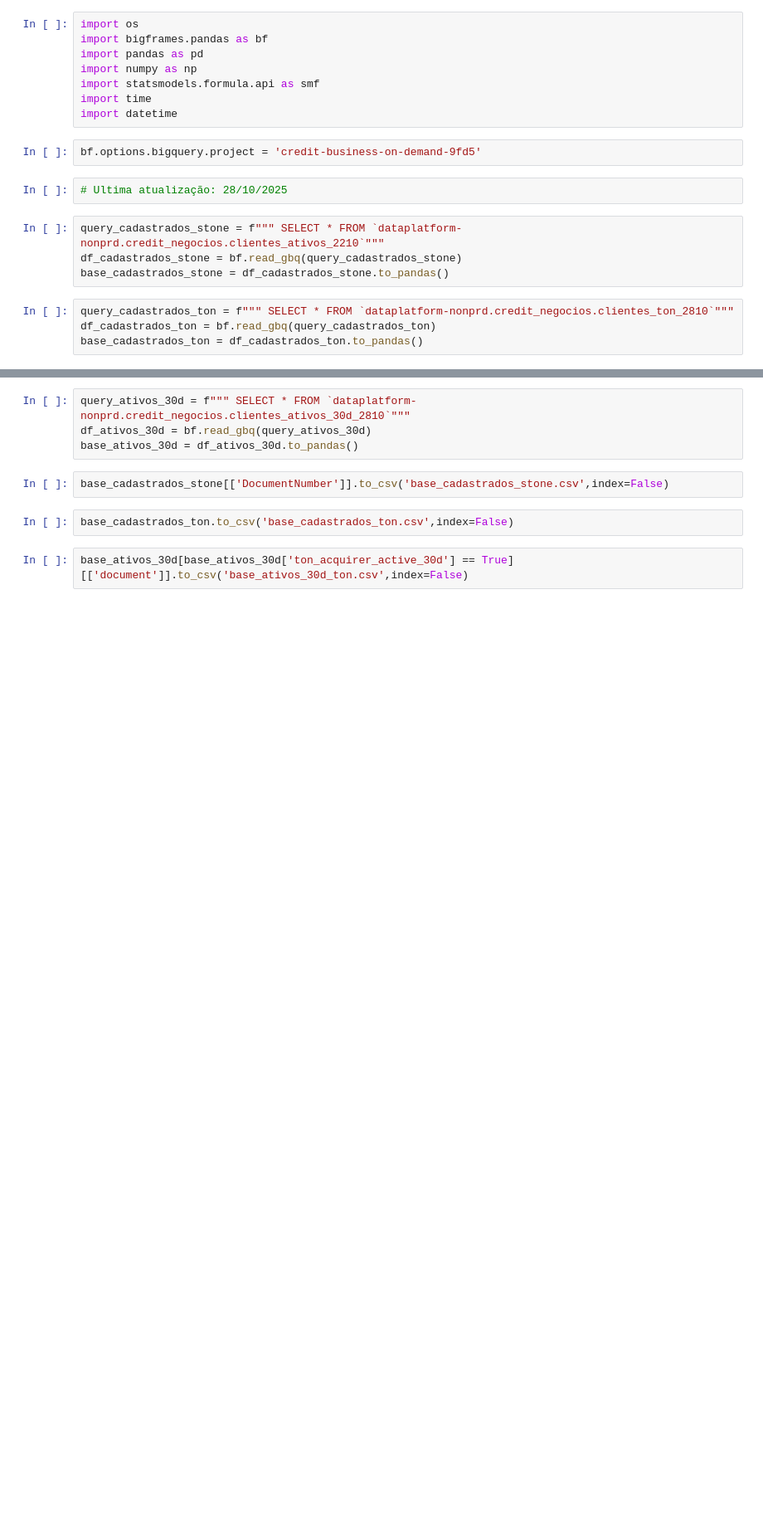
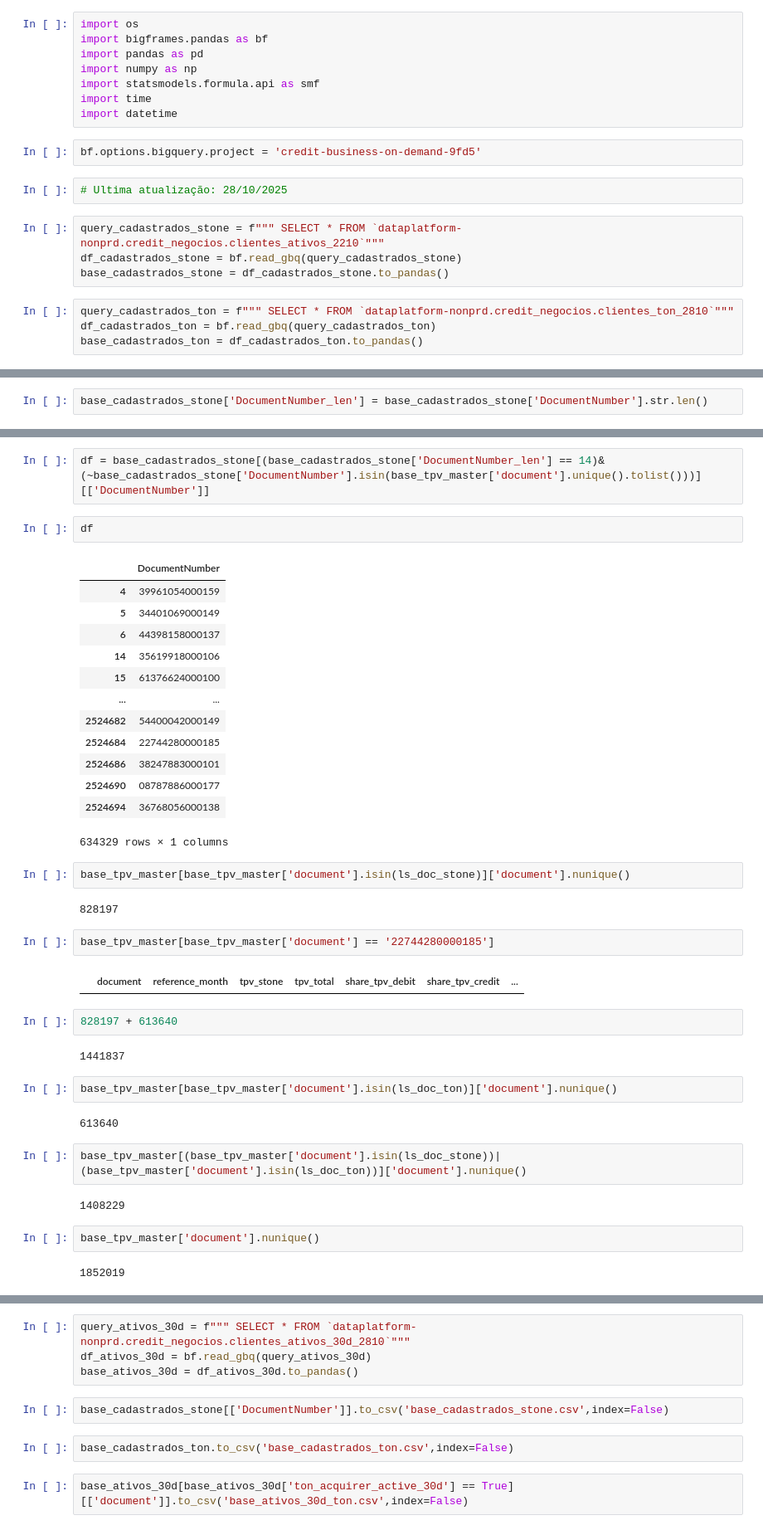
Before and after one commit to guilhermefigueira-dev/projeto_vencedores, a Jupyter notebook: cnpj_vencedores.ipynb, the cells around one changed output, grey strips where cells are left out. Shown at 83% size. Cells and saved outputs as stored; diff of their text form; blank space fills up the shorter version.

```diff
--- a/cnpj_vencedores.ipynb
+++ b/cnpj_vencedores.ipynb
@@ -20,0 +28,2 @@ base_cadastrados_ton = df_cadastrados_ton.to_pandas()
+# %%
+base_cadastrados_stone['DocumentNumber_len'] = base_cadastrados_stone['DocumentNumber'].str.len()
@@ -20,0 +60,42 @@ base_cadastrados_ton = df_cadastrados_ton.to_pandas()
+# %%
+df = base_cadastrados_stone[(base_cadastrados_stone['DocumentNumber_len'] == 14)&(~base_cadastrados_stone['DocumentNumber'].isin(base_tpv_master['document'].unique().tolist()))][['DocumentNumber']]
+# %%
+df
+# %% [output]
+|  | DocumentNumber |
+| 4 | 39961054000159 |
+| 5 | 34401069000149 |
+| 6 | 44398158000137 |
+| 14 | 35619918000106 |
+| 15 | 61376624000100 |
+| ... | ... |
+| 2524682 | 54400042000149 |
+| 2524684 | 22744280000185 |
+| 2524686 | 38247883000101 |
+| 2524690 | 08787886000177 |
+| 2524694 | 36768056000138 |
+634329 rows × 1 columns
+# %%
+base_tpv_master[base_tpv_master['document'].isin(ls_doc_stone)]['document'].nunique()
+# %% [output]
+828197
+# %%
+base_tpv_master[base_tpv_master['document'] == '22744280000185']
+# %% [output]
+|  | document | reference_month | tpv_stone | tpv_total | share_tpv_debit | share_tpv_credit | ... |
+# %%
+828197 + 613640
+# %% [output]
+1441837
+# %%
+base_tpv_master[base_tpv_master['document'].isin(ls_doc_ton)]['document'].nunique()
+# %% [output]
+613640
+# %%
+base_tpv_master[(base_tpv_master['document'].isin(ls_doc_stone))|(base_tpv_master['document'].isin(ls_doc_ton))]['document'].nunique()
+# %% [output]
+1408229
+# %%
+base_tpv_master['document'].nunique()
+# %% [output]
+1852019
```
Also changed, not shown: parts of 16 cells of this notebook.
